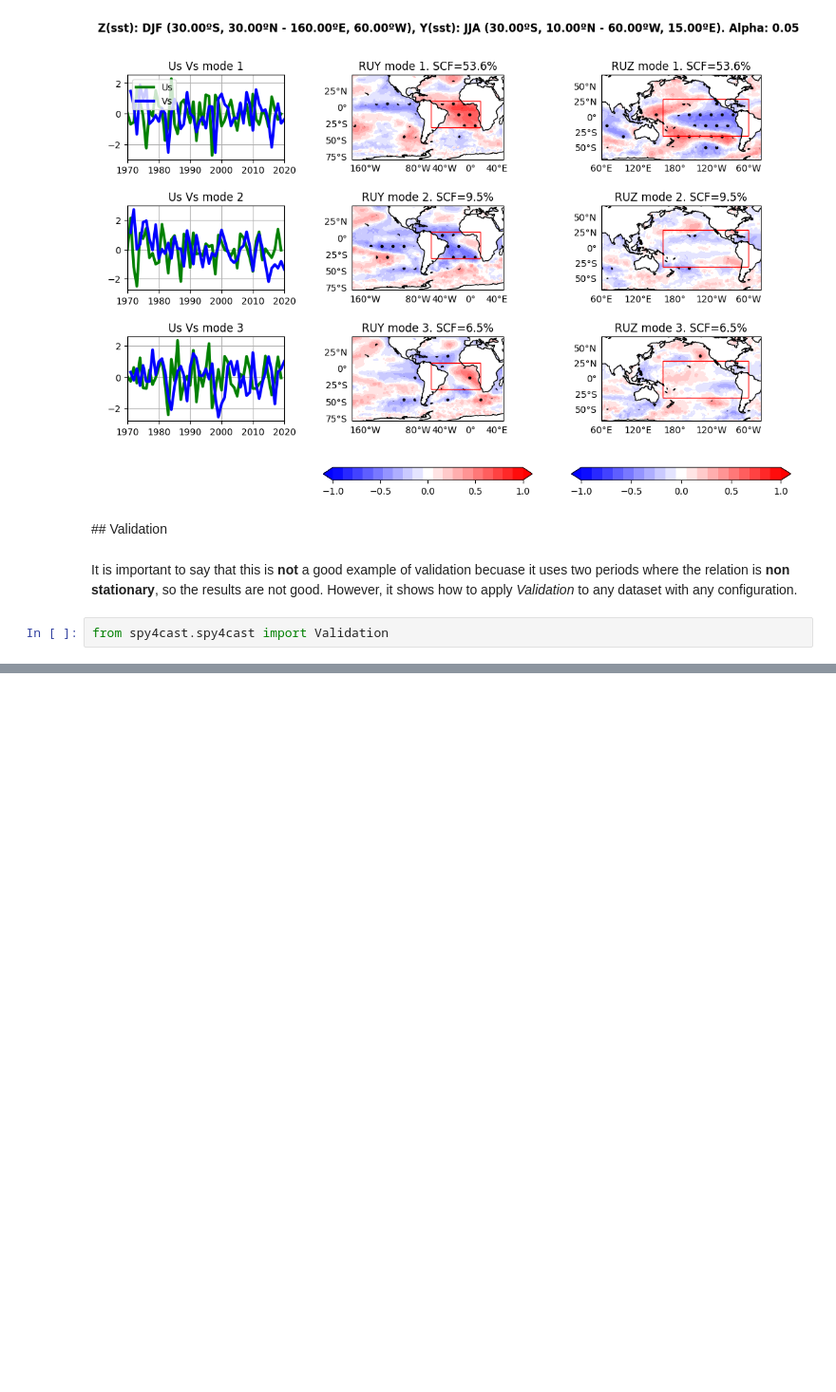
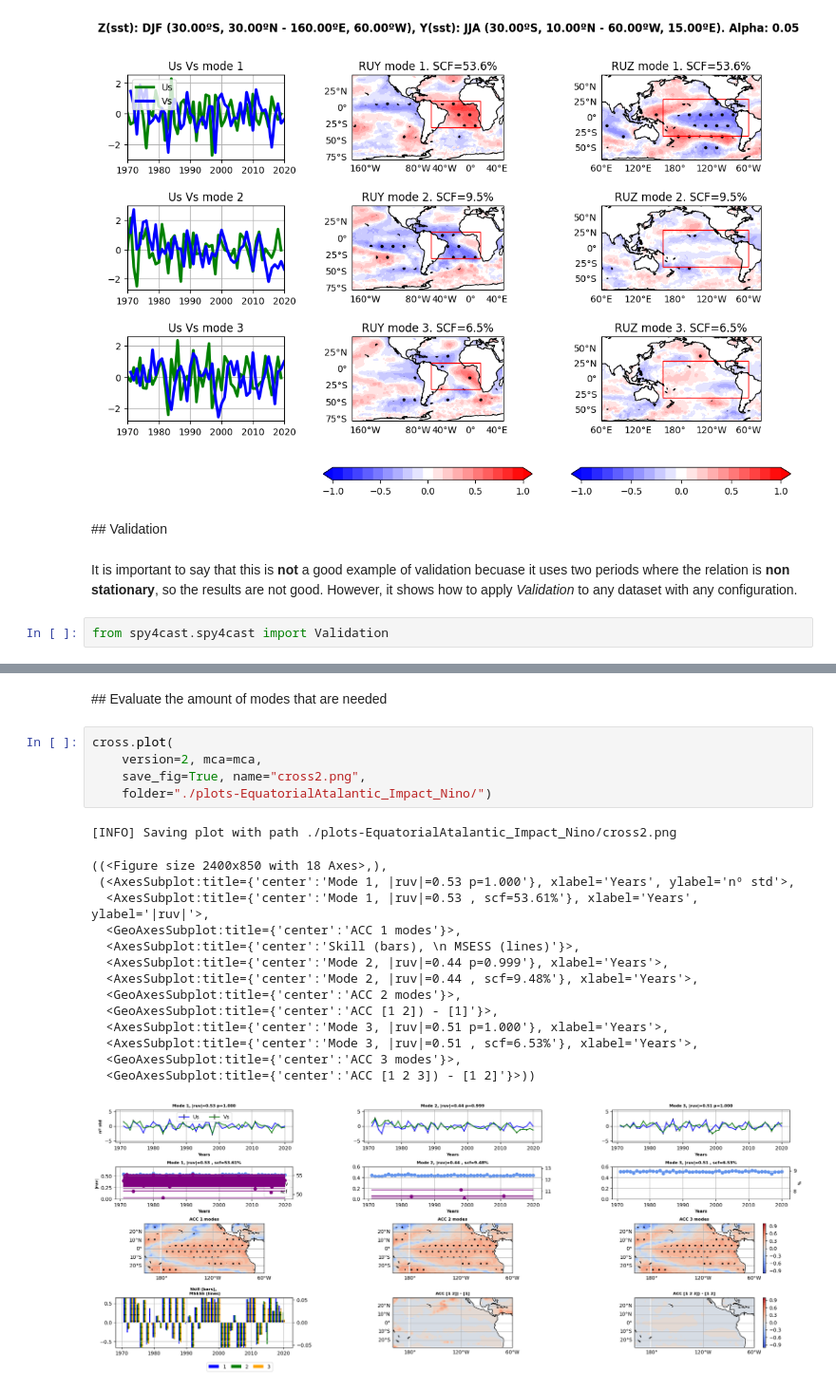
Before and after one commit to pabloduran016/Spy4CastManual, a Jupyter notebook: EquatorialAtlantic_Impact_Nino.ipynb, the cells around one changed output, grey strips where cells are left out. Shown at 95% size. Saved outputs shown, nothing was run; the diff lists cells and outputs as text; blank space fills up the shorter version.

```diff
--- a/EquatorialAtlantic_Impact_Nino.ipynb
+++ b/EquatorialAtlantic_Impact_Nino.ipynb
@@ -236 +194,24 @@ validation.plot_zhat(2016, save_fig=True, folder="./plots-EquatorialAtalantic_Im
 [figure]
+# %% [markdown]
+## Evaluate the amount of modes that are needed
+# %%
+cross.plot(
+    version=2, mca=mca,
+    save_fig=True, name="cross2.png",
+    folder="./plots-EquatorialAtalantic_Impact_Nino/")
+# %% [output]
+[INFO] Saving plot with path ./plots-EquatorialAtalantic_Impact_Nino/cross2.png
+((<Figure size 2400x850 with 18 Axes>,),
+ (<AxesSubplot:title={'center':'Mode 1, |ruv|=0.53 p=1.000'}, xlabel='Years', ylabel='nº std'>,
+  <AxesSubplot:title={'center':'Mode 1, |ruv|=0.53 , scf=53.61%'}, xlabel='Years', ylabel='|ruv|'>,
+  <GeoAxesSubplot:title={'center':'ACC 1 modes'}>,
+  <AxesSubplot:title={'center':'Skill (bars), \n MSESS (lines)'}>,
+  <AxesSubplot:title={'center':'Mode 2, |ruv|=0.44 p=0.999'}, xlabel='Years'>,
+  <AxesSubplot:title={'center':'Mode 2, |ruv|=0.44 , scf=9.48%'}, xlabel='Years'>,
+  <GeoAxesSubplot:title={'center':'ACC 2 modes'}>,
+  <GeoAxesSubplot:title={'center':'ACC [1 2]) - [1]'}>,
+  <AxesSubplot:title={'center':'Mode 3, |ruv|=0.51 p=1.000'}, xlabel='Years'>,
+  <AxesSubplot:title={'center':'Mode 3, |ruv|=0.51 , scf=6.53%'}, xlabel='Years'>,
+  <GeoAxesSubplot:title={'center':'ACC 3 modes'}>,
+  <GeoAxesSubplot:title={'center':'ACC [1 2 3]) - [1 2]'}>))
+[figure, added]
```
Also changed, not shown: parts of 8 cells of this notebook, 31 other files.
